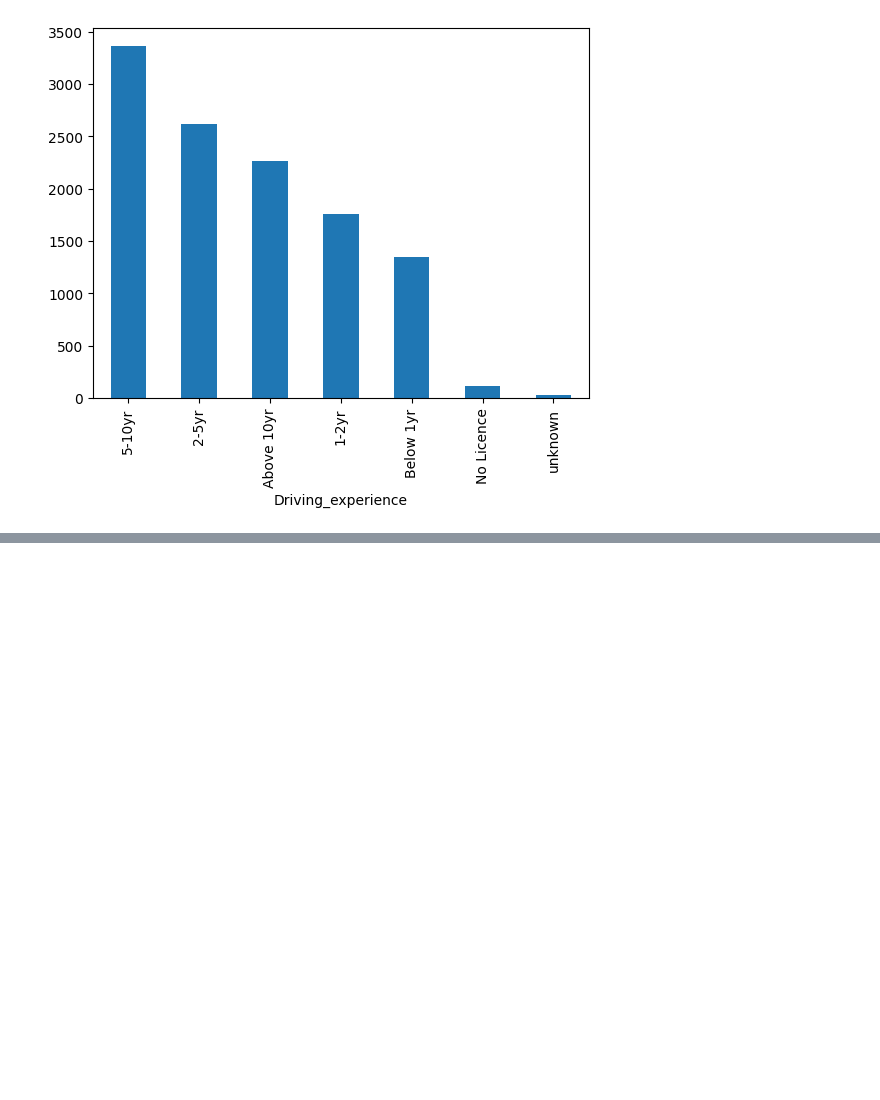
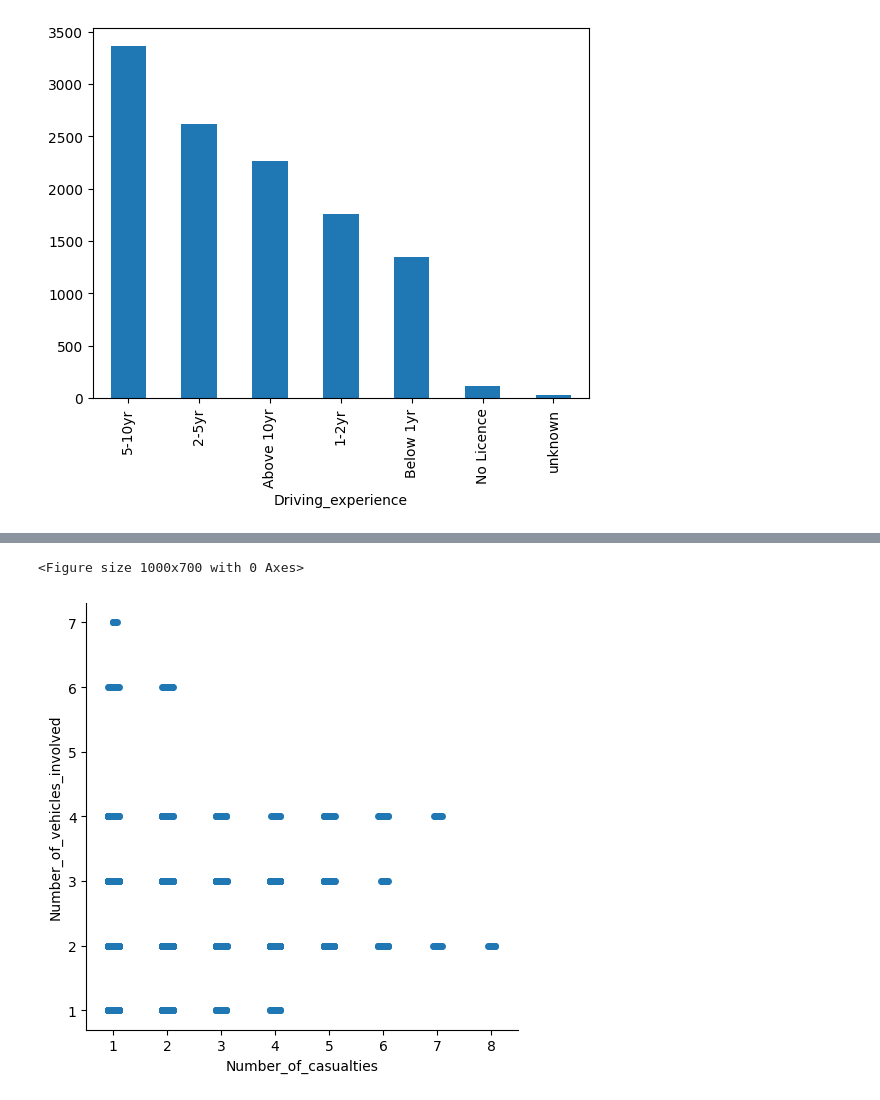
Before and after one commit to Impact-Dev1/Road-Traffic-Severity-Classification, a Jupyter notebook: main.ipynb, the cells around one changed output, grey strips where cells are left out. Drawn from its saved outputs; the diff is of its cells as text; code cells hidden in the pictures; blank space fills up the shorter version.

Commit message:
Implemented analysis of numerical data.

```diff
--- a/main.ipynb
+++ b/main.ipynb
@@ -106,0 +149,9 @@ df["Driving_experience"].value_counts().plot(kind="bar")
+# %%
+import seaborn as sns
+
+plt.figure(figsize=(10,7))
+sns.catplot(data=df, y='Number_of_vehicles_involved', x='Number_of_casualties')
+plt.show()
+# %% [output]
+<Figure size 1000x700 with 0 Axes>
+[figure, added]
```
Also changed, not shown: parts of 10 cells of this notebook.
